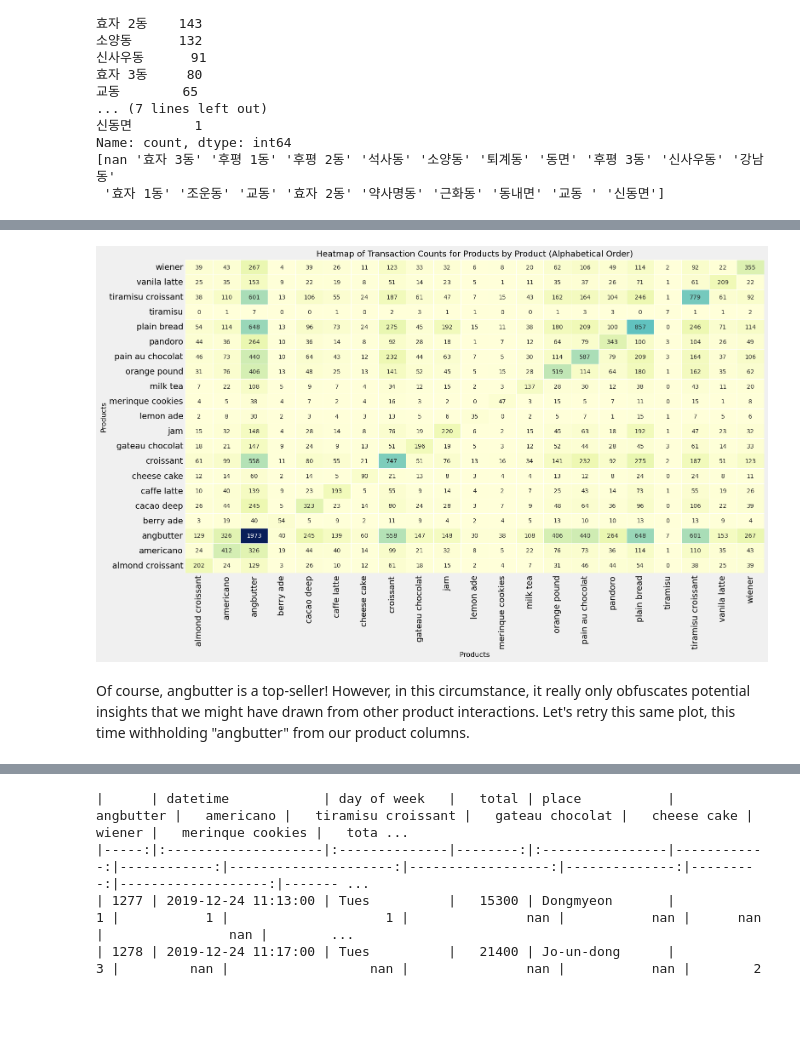
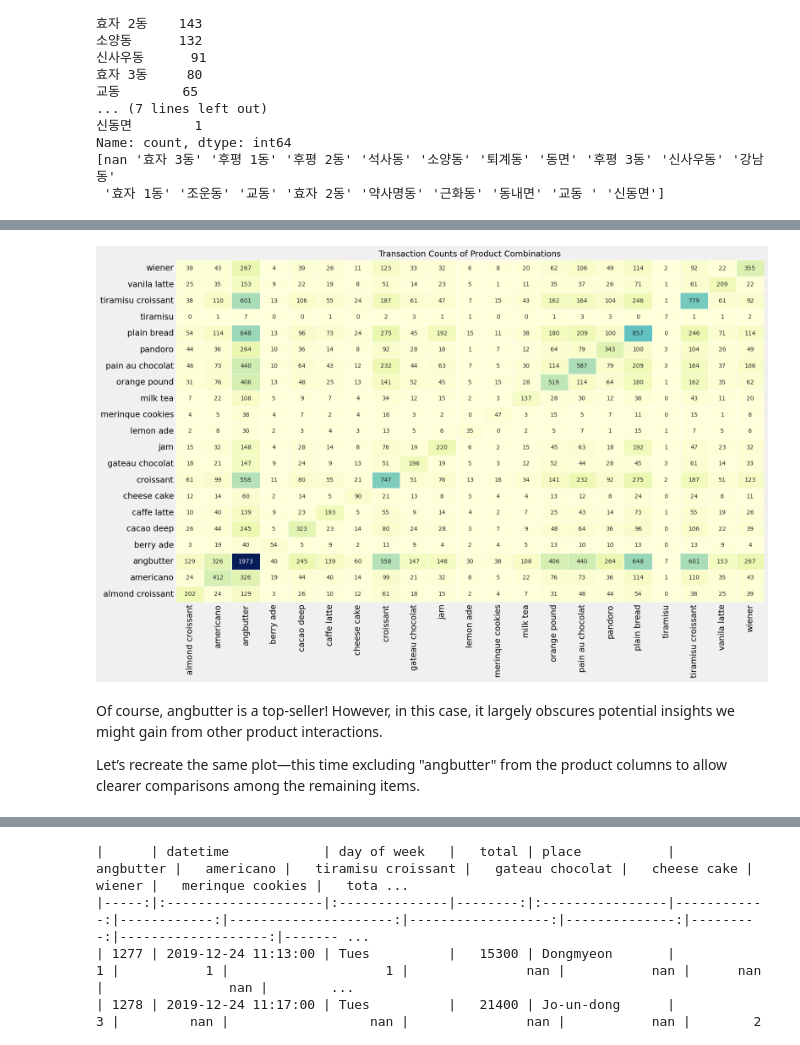
Before and after one commit to bryantjay/Portfolio, a Jupyter notebook: Korean Bakery Market Basket Analysis/market_basket_analysis.ipynb, the cells around one changed output, grey strips where cells are left out. Saved outputs shown, nothing was run; the diff lists cells and outputs as text; code cells hidden in the pictures; blank space fills up the shorter version.

```diff
--- a/Korean Bakery Market Basket Analysis/market_basket_analysis.ipynb
+++ b/Korean Bakery Market Basket Analysis/market_basket_analysis.ipynb
@@ -597,33 +624,32 @@ Let's generate another heatmap, this time comparing the different products again
 # %%
-def plot_heatmap(data, product_columns):
+def plot_heatmap(df, p_cols):
 
     # Create a binary matrix indicating if a product was purchased
-    product_binary_data = data[product_columns].gt(0).astype(int)
+    product_binary_data = df[p_cols].gt(0).astype(int)
 
     # Create co-occurrence matrix
     co_occurrence_matrix = product_binary_data.T.dot(product_binary_data)
 
     # Sort rows and columns alphabetically
     sorted_matrix = co_occurrence_matrix.sort_index(axis=0, ascending=False).sort_index(axis=1)
 
     # Plot the heatmap
     plt.figure(figsize=(16, 10))
     sns.heatmap(sorted_matrix, annot=True, annot_kws={'size': 10}, fmt="d", cmap="YlGnBu", linewidths=0.5, cbar=False)
 
     # Set labels and title
-    plt.xlabel('Products', fontsize=12)
-    plt.ylabel('Products', fontsize=12)
-    plt.title('Heatmap of Transaction Counts for Products by Product (Alphabetical Order)', fontsize=14)
+    plt.title('Transaction Counts of Product Combinations', fontsize=14)
 
     # Display
-    plt.tight_layout()
     plt.show()
 
 plot_heatmap(bakery_data, product_columns)
 # %% [output]
-[figure, old version]
+[figure, new version]
 # %% [markdown]
-Of course, angbutter is a top-seller! However, in this circumstance, it really only obfuscates potential insights that we might have drawn from other product interactions. Let's retry this same plot, this time withholding "angbutter" from our product columns.
+Of course, angbutter is a top-seller! However, in this case, it largely obscures potential insights we might gain from other product interactions.
+
+Let’s recreate the same plot—this time excluding "angbutter" from the product columns to allow clearer comparisons among the remaining items.
 # %%
 # List of product columns (without 'angbutter')
 sans_angbutter = ['plain bread', 'jam', 'americano', 'croissant',
```
Also changed, not shown: parts of 79 cells of this notebook.
